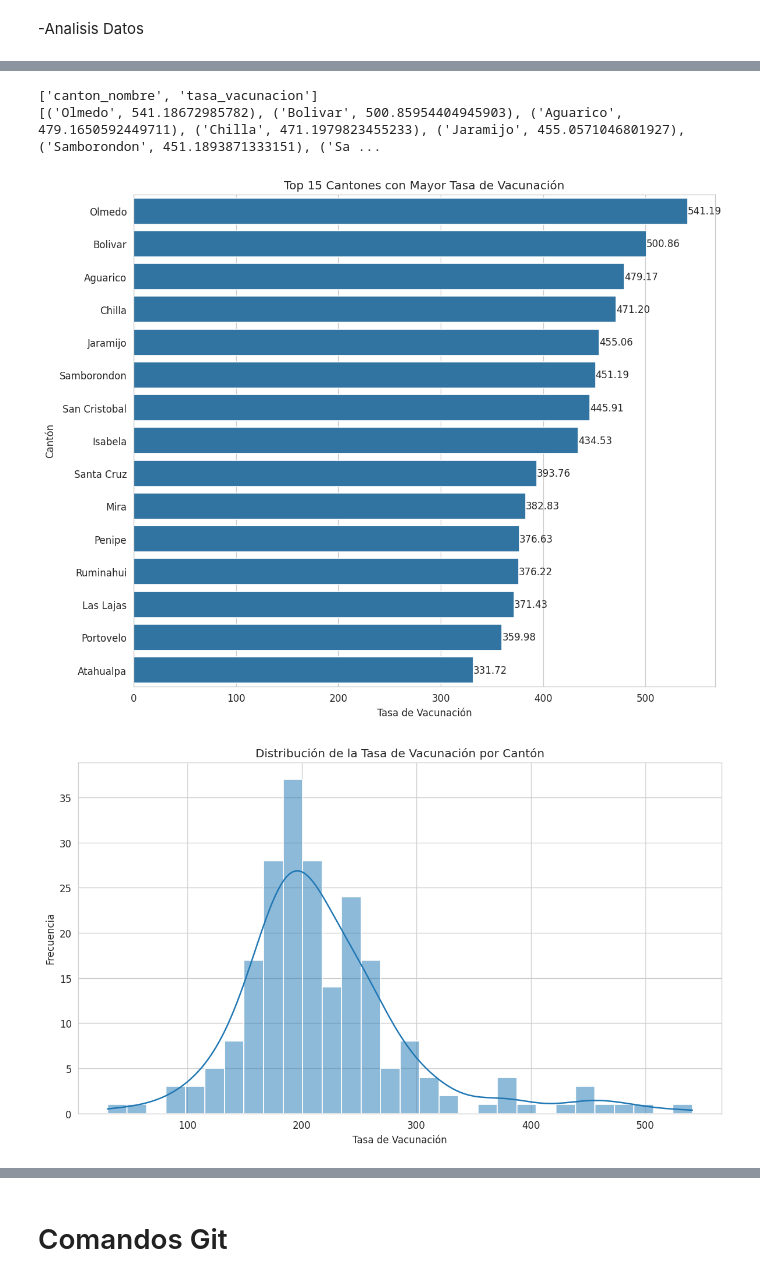
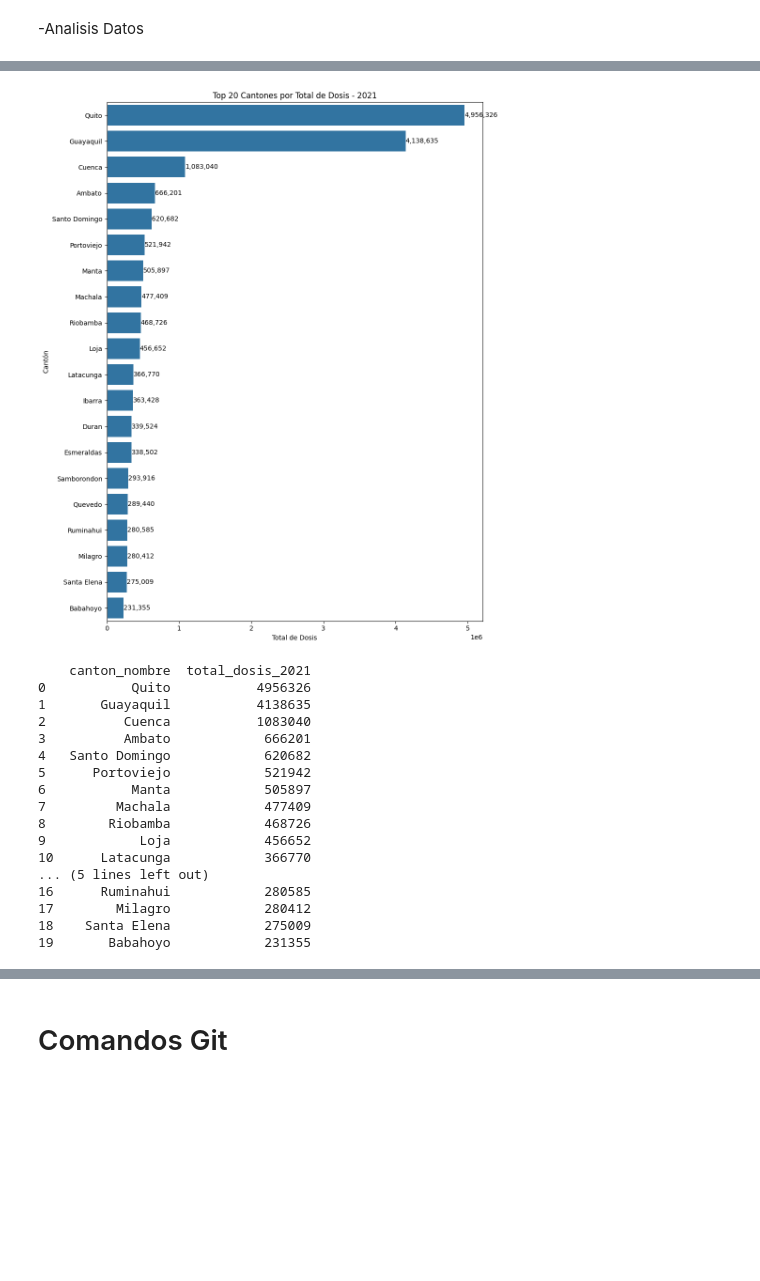
Before and after one commit to es-ship-it/ETL_Project_First_Delivery_Colab, a Jupyter notebook: ETL/datawarehouse_project_first_delivery.ipynb, the cells around one changed output, grey strips where cells are left out. Cells and saved outputs as stored; diff of their text form; code cells hidden in the pictures; blank space fills up the shorter version.

```diff
--- a/ETL/datawarehouse_project_first_delivery.ipynb
+++ b/ETL/datawarehouse_project_first_delivery.ipynb
@@ -672,58 +754,56 @@ print(resultado)
 # %%
-#tasa de vacunas por canton
 cursor.execute('''
 SELECT
     c.canton_nombre,
-    SUM(v.dosis_total)*1.0 / c.canton_poblacion AS tasa_vacunacion
+    SUM(v.dosis_total) AS total_dosis_2021
 FROM fact_vacunacion v
-JOIN dim_canton c ON v.canton_id = c.canton_id
+JOIN dim_fecha f
+    ON v.date_id = f.id
+JOIN dim_canton c
+    ON v.canton_id = c.canton_id
+WHERE f.fecha = '2021-12-31'
 GROUP BY c.canton_nombre
-ORDER BY tasa_vacunacion DESC;''')
-resultado = cursor.fetchall()
-columnas = [desc[0] for desc in cursor.description]
-print(columnas)
-print(resultado)
+ORDER BY total_dosis_2021 DESC;
+''')
 
-#--------------------
+df_grafico = pd.DataFrame(cursor.fetchall(),
+                          columns=[desc[0] for desc in cursor.description])
 
-df_grafico = pd.DataFrame(resultado, columns=columnas)
-
-top15 = df_grafico.head(15)
-plt.figure(figsize=(10,8))
+plt.figure(figsize=(10,12))
 
 ax = sns.barplot(
-    data=top15,
+    data=df_grafico.head(20),   # mostramos top 20 para que sea legible
     y="canton_nombre",
-    x="tasa_vacunacion"
+    x="total_dosis_2021"
 )
 
-for i, v in enumerate(top15["tasa_vacunacion"]):
-    ax.text(v, i, f"{v:.2f}", va='center')
+for i, v in enumerate(df_grafico.head(20)["total_dosis_2021"]):
+    ax.text(v, i, f"{v:,}", va='center')
 
-plt.title("Top 15 Cantones con Mayor Tasa de Vacunación")
-plt.xlabel("Tasa de Vacunación")
+plt.title("Top 20 Cantones por Total de Dosis - 2021")
+plt.xlabel("Total de Dosis")
 plt.ylabel("Cantón")
 
 plt.tight_layout()
 plt.show()
 
-#----------------------------------
-plt.figure(figsize=(10,6))
-
-sns.histplot(
-    df_grafico["tasa_vacunacion"],
-    bins=30,
-    kde=True
-)
-
-plt.title("Distribución de la Tasa de Vacunación por Cantón")
-plt.xlabel("Tasa de Vacunación")
-plt.ylabel("Frecuencia")
-
-plt.tight_layout()
-plt.show()
+print(df_grafico.head(20))
 # %% [output]
+[figure, new version]
-['canton_nombre', 'tasa_vacunacion']
-[('Olmedo', 541.18672985782), ('Bolivar', 500.85954404945903), ('Aguarico', 479.1650592449711), ('Chilla', 471.1979823455233), ('Jaramijo', 455.0571046801927), ('Samborondon', 451.1893871333151), ('Sa ...
+    canton_nombre  total_dosis_2021
+0           Quito           4956326
+1       Guayaquil           4138635
+2          Cuenca           1083040
+3          Ambato            666201
+4   Santo Domingo            620682
+5      Portoviejo            521942
+6           Manta            505897
+7         Machala            477409
+8        Riobamba            468726
+9            Loja            456652
+10      Latacunga            366770
+... (5 lines left out)
+16      Ruminahui            280585
+17        Milagro            280412
+18    Santa Elena            275009
+19       Babahoyo            231355
-[figure, old version]
-[figure, removed]
```
Also changed, not shown: parts of 21 cells of this notebook.
